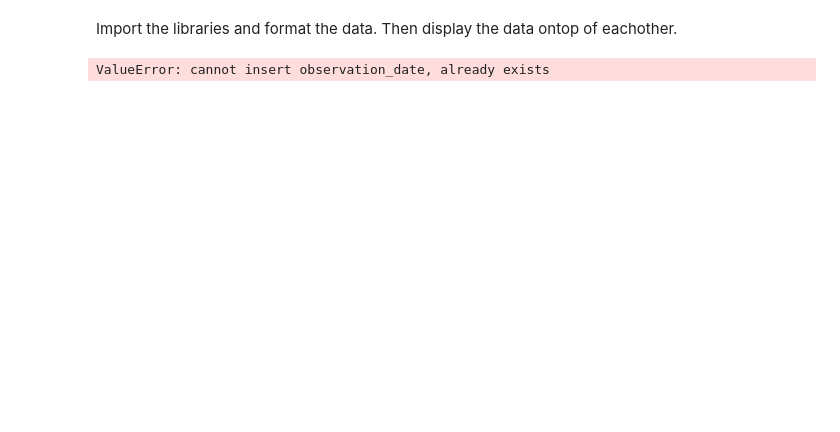
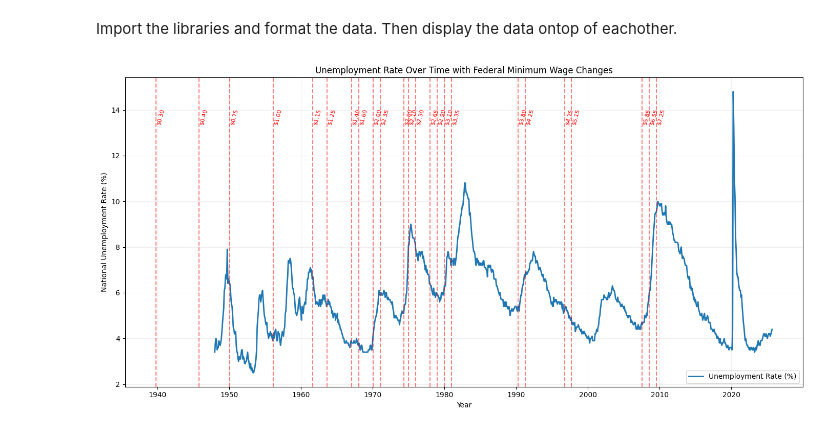
Before and after one commit to crawfordd11/minimumWageSupplyVsDemand, a Jupyter notebook: Data/dataTreatment.ipynb, the cells around one changed output. Saved outputs shown, nothing was run; the diff lists cells and outputs as text; code cells hidden in the pictures; blank space fills up the shorter version.

Commit message:
Overlay full data, sumarized data, and calculate average change in two ways

```diff
--- a/Data/dataTreatment.ipynb
+++ b/Data/dataTreatment.ipynb
@@ -38,32 +38,8 @@ for col in wage_cols:
 # Select the interstateWage as the federal wage, and readd it as a new column
 min_wage["federalWage"] = min_wage["interstateWage"]
 
+# Compute change in federal minimum wage
+min_wage["wageChange"] = min_wage["federalWage"].diff()
 
-unemp = pd.read_csv("unemploymentRate.csv")
-unemp.columns = unemp.columns.str.strip()
-
-# Convert Effective Date → datetime
-unemp["observation_date"] = (
-    unemp["observation_date"]
-    .astype(str)
-    .str.strip()
-)
-unemp["observation_date"] = pd.to_datetime(
-    unemp["observation_date"],
-    format="%Y-%m-%d",
-    errors="coerce"
-)
-
-
--+
-# Convert unemployment rate to float
-unemp["UNRATE"] = unemp["UNRATE"].astype(float)
-
-# Run this BEFORE the pd.to_datetime step
-print("--- Column Names and Data Types Before Conversion ---")
-print(unemp.info())
-print("\n--- First 5 observation_date values (raw) ---")
-# Use .head(10) to see a few more, just in case the first few are bad
-print(unemp["observation_date"].head(5))
+# Optional: replace NaN for the first row with 0
+min_wage["wageChange"] = min_wage["wageChange"].fillna(0)
-# %% [output]
-ValueError: cannot insert observation_date, already exists
@@ -70,37 +71,40 @@ ValueError: cannot insert observation_date, already exists
 # %%
 plt.figure(figsize=(14, 7))
+
+# Change the data to only include rows where there was a change in minimum wage
+mw_changes = min_wage[min_wage["wageChange"] != 0]
 
 # Plot unemployment rate
 plt.plot(
     unemp["observation_date"],
     unemp["UNRATE"],
     label="Unemployment Rate (%)",
     linewidth=2
 )
 
 # Add vertical lines for minimum wage changes
-for idx, row in min_wage.iterrows():
+for idx, row in mw_changes.iterrows():
     date = row["Effective Date"]
     wage = row["federalWage"]
     plt.axvline(date, color="red", linestyle="--", alpha=0.5)
     plt.text(
         date,
         unemp["UNRATE"].max() * 0.95,  # place text near top
         f"${wage:.2f}",
         rotation=75,
         verticalalignment="top",
         fontsize=8,
         color="red"
     )
 
-# -------------------------------
-# Formatting
-# -------------------------------
+
 plt.title("Unemployment Rate Over Time with Federal Minimum Wage Changes")
 plt.xlabel("Year")
-plt.ylabel("Unemployment Rate (%)")
+plt.ylabel("National Unemployment Rate (%)")
 plt.grid(alpha=0.2)
 plt.legend()
 plt.tight_layout()
 
 plt.show()
+# %% [output]
+[figure, added]
```
Also changed, not shown: parts of 5 cells of this notebook, 1 other file.
